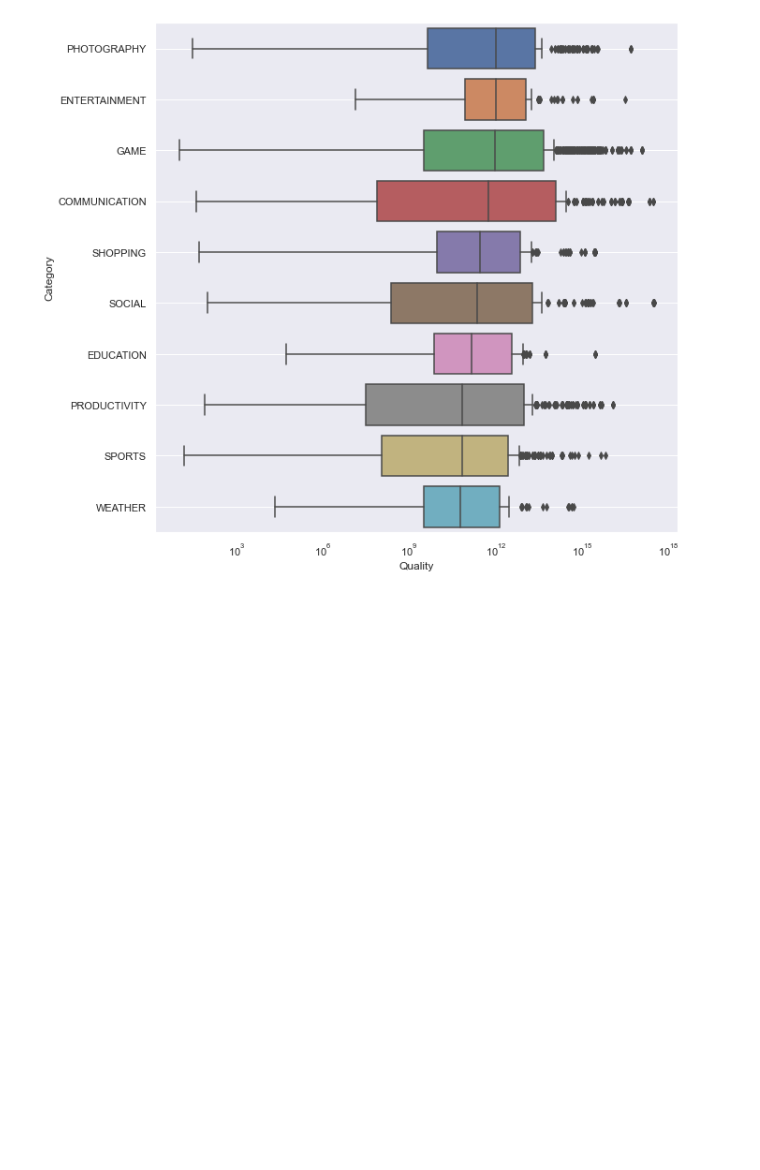
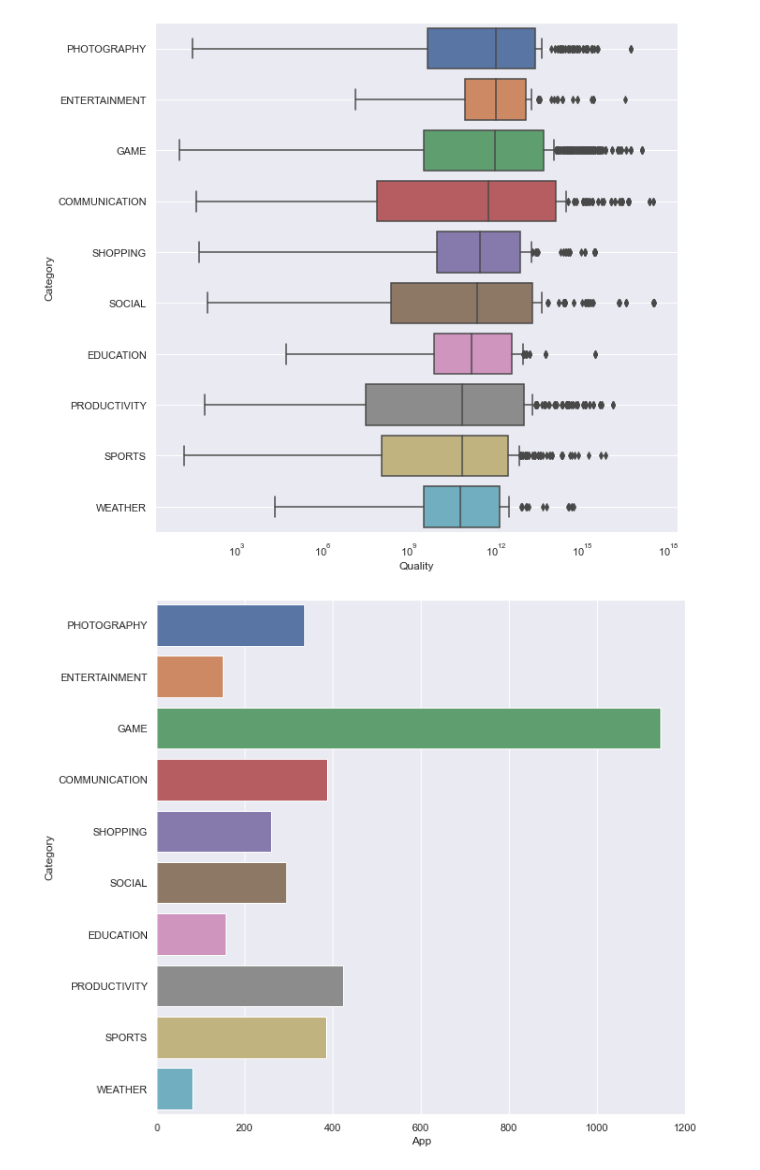
Before and after one commit to ololili/Data, a Jupyter notebook: Visualize.ipynb, the cells around one changed output. Cells and saved outputs as stored; diff of their text form; code cells hidden in the pictures; blank space fills up the shorter version.

```diff
--- a/Visualize.ipynb
+++ b/Visualize.ipynb
@@ -33,3 +33,23 @@ plt.xscale("log")
 plt.show()
 # %% [output]
 [figure]
+# %%
+top_ten_df = app_df[app_df["Category"].isin(order_[:10])]
+
+top_ten_df = top_ten_df.groupby(by="Category").count().reset_index()
+
+top_ten_df = top_ten_df.drop(top_ten_df[top_ten_df["App"] == 0].index)
+
+top_ten_df["Category"] = top_ten_df["Category"].cat.remove_unused_categories()
+
+def sorter(row):
+    row["Sorted"] = list(order_).index(row["Category"])
+    return row
+
+top_ten_df = top_ten_df.apply(sorter, axis=1)
+top_ten_df = top_ten_df.sort_values("Sorted")
+# %%
+sns.barplot(x="App", y="Category", data=top_ten_df)
+plt.show()
+# %% [output]
+[figure, added]
```
Also changed, not shown: parts of 4 cells of this notebook.
